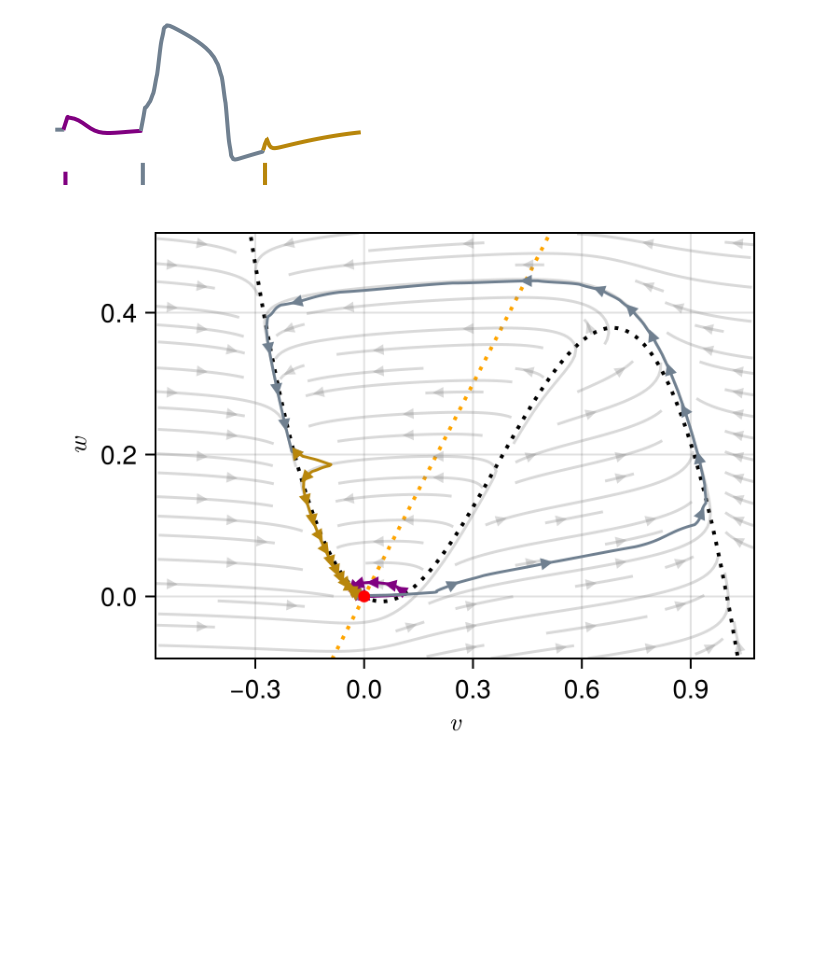
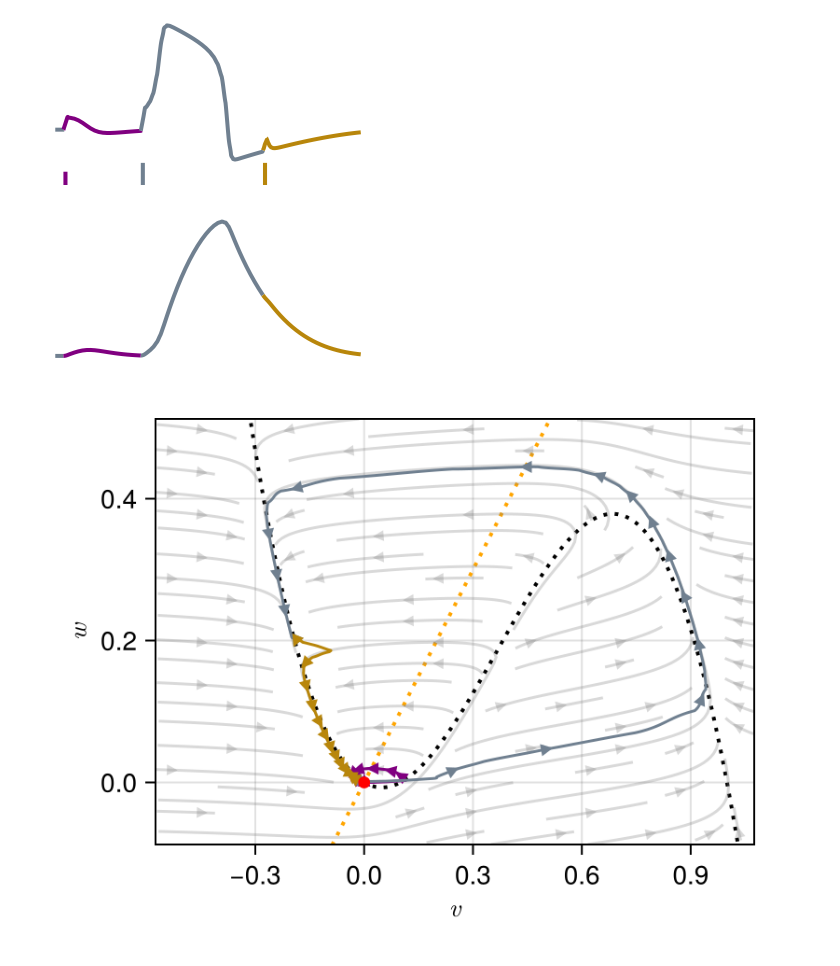
Before and after one commit to Priesemann-Group/perspective_heart_and_brain, a Jupyter notebook: notebooks/action_potential_fitzhugh_nagumo.ipynb, the cells around one changed output. Cells and saved outputs as stored; diff of their text form; code cells hidden in the pictures; blank space fills up the shorter version.

```diff
--- a/notebooks/action_potential_fitzhugh_nagumo.ipynb
+++ b/notebooks/action_potential_fitzhugh_nagumo.ipynb
@@ -200,6 +200,40 @@ save(path_figures*"action_potential_fitzhugh_nagumo_multiple.pdf", fig, pt_per_u
 fig
 # %% [output]
 [figure]
+# %%
+# plot_colors = [
+#         RGBf(0., 0., 0.),
+#         RGBf(0.7, 0.7, 0),
+#         RGBf(0.7, 0., 0.7),
+#         RGBf(0., 0.7, 0.7)
+#     ]
+
+plot_colors= [colorant"slategray", colorant"purple", colorant"slategray", colorant"darkgoldenrod"]
+
+cm = 28.3465 # pt
+fig = Figure(size = (6*cm, 3*cm), fontsize=10, figure_padding = 1, backgroundcolor = :transparent)
+ax = Axis(fig[1,1]; xgridvisible = false, ygridvisible = false, backgroundcolor = :transparent)
+hidedecorations!(ax)
+hidespines!(ax)
+
+# plot membrane potential and stimuli
+for (t,v,w,si,c) in zip(tp, vp, wp, stim_intervals, plot_colors)
+    lines!(ax, t, w, color = c, linewidth = 2)
+
+    # stimuli
+    iv, a = si
+    iv = [iv.lo, iv.hi]
+
+    band!(iv, -0.5, -0.5 + a, color = c)
+end
+
+
+ylims!(ax, -0.05, 0.5   )
+# save as pdf
+save(path_figures*"action_potential_fitzhugh_nagumo_multiple_w.pdf", fig, pt_per_unit = 1)
+fig
+# %% [output]
+[figure, added]
 # %%
 # plot phase space
 # Draw the state space of the model with nullclines
```
Also changed, not shown: parts of 1 cell of this notebook, 1 other file.
